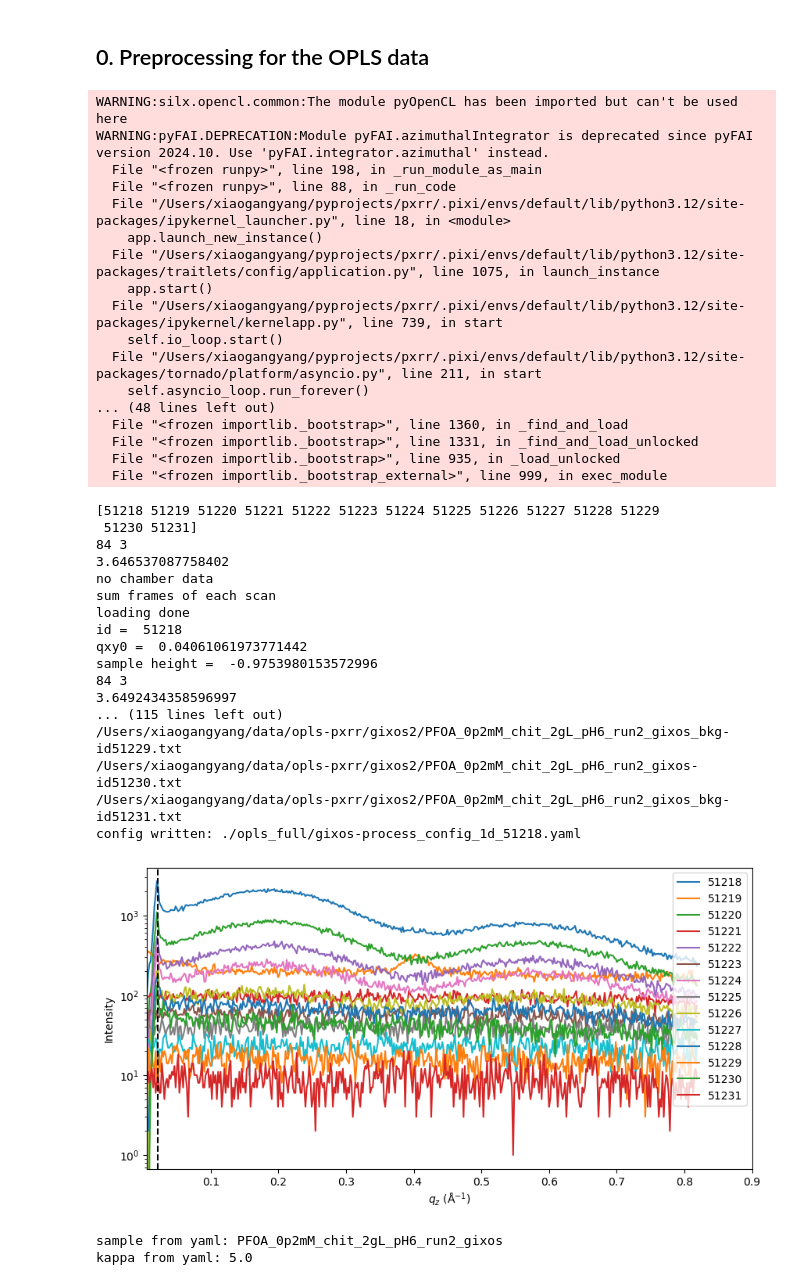
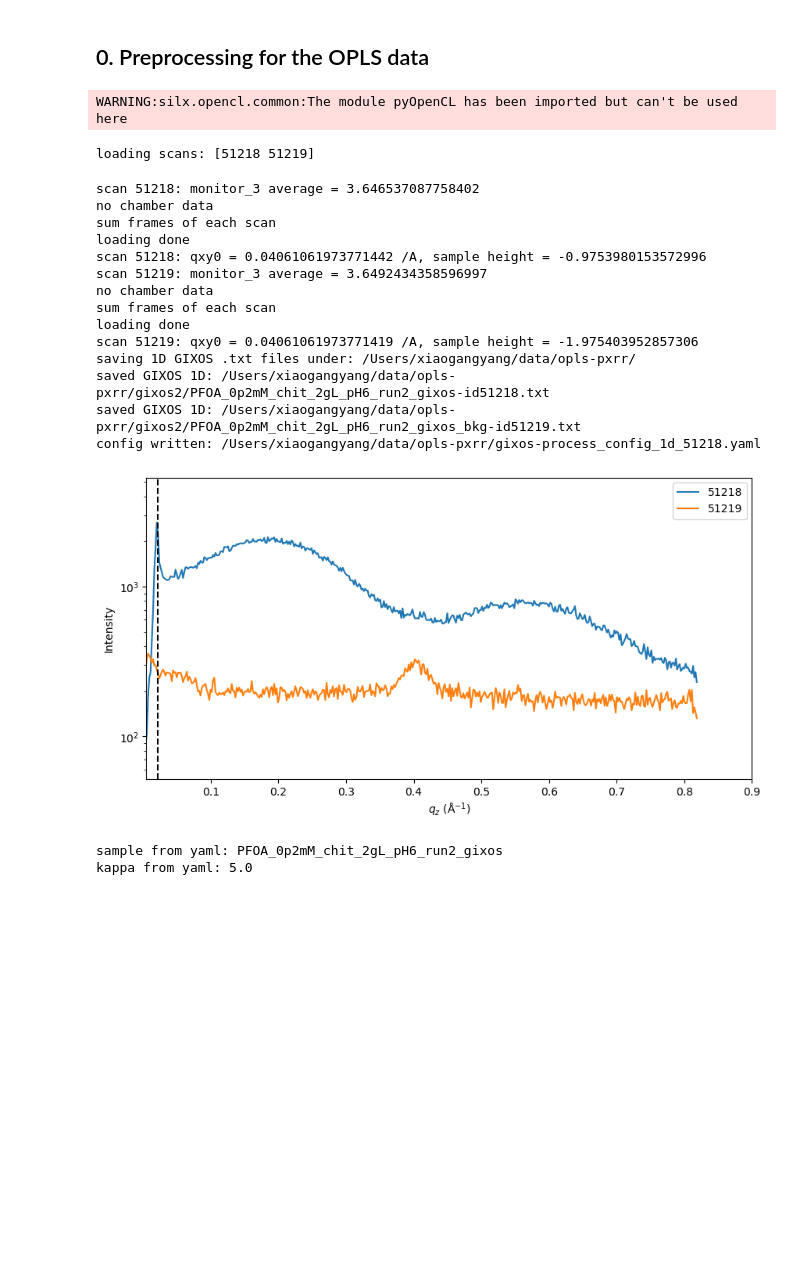
Before and after one commit to XYangXRay/pxrr, a Jupyter notebook: example/pxrr_opls_full.ipynb, the cells around one changed output. Cells and saved outputs as stored; diff of their text form; code cells hidden in the pictures; blank space fills up the shorter version.

Commit message:
reorg the structure of the package. fixed the small issues of the metadata dir and process plot ylim problems

```diff
--- a/example/pxrr_opls_full.ipynb
+++ b/example/pxrr_opls_full.ipynb
@@ -3,53 +3,34 @@
 # %%
 from pxrr.nsls2_opls_input import process_opls
 
-
 opls, metadata_file = process_opls(
     start_scan=51218,
-    n_scan=14,
+    n_scan=2,
     path='/Users/xiaogangyang/data/opls-pxrr/',
-
+    metadata_output='/Users/xiaogangyang/data/opls-pxrr/'
 )
 
 
 # Optional overrides example:
 # opls2, meta2 = process_opls(start_scan=..., n_scan=..., path=..., sample_name='my_sample', kappa=5, tension=0.072, plot=True)
 # %% [output]
 WARNING:silx.opencl.common:The module pyOpenCL has been imported but can't be used here
-WARNING:pyFAI.DEPRECATION:Module pyFAI.azimuthalIntegrator is deprecated since pyFAI version 2024.10. Use 'pyFAI.integrator.azimuthal' instead.
-  File "<frozen runpy>", line 198, in _run_module_as_main
-  File "<frozen runpy>", line 88, in _run_code
-  File "/Users/xiaogangyang/pyprojects/pxrr/.pixi/envs/default/lib/python3.12/site-packages/ipykernel_launcher.py", line 18, in <module>
-    app.launch_new_instance()
-  File "/Users/xiaogangyang/pyprojects/pxrr/.pixi/envs/default/lib/python3.12/site-packages/traitlets/config/application.py", line 1075, in launch_instance
-    app.start()
-  File "/Users/xiaogangyang/pyprojects/pxrr/.pixi/envs/default/lib/python3.12/site-packages/ipykernel/kernelapp.py", line 739, in start
-    self.io_loop.start()
-  File "/Users/xiaogangyang/pyprojects/pxrr/.pixi/envs/default/lib/python3.12/site-packages/tornado/platform/asyncio.py", line 211, in start
-    self.asyncio_loop.run_forever()
-... (48 lines left out)
-  File "<frozen importlib._bootstrap>", line 1360, in _find_and_load
-  File "<frozen importlib._bootstrap>", line 1331, in _find_and_load_unlocked
-  File "<frozen importlib._bootstrap>", line 935, in _load_unlocked
-  File "<frozen importlib._bootstrap_external>", line 999, in exec_module
-[51218 51219 51220 51221 51222 51223 51224 51225 51226 51227 51228 51229
- 51230 51231]
-84 3
-3.646537087758402
-no chamber data
-sum frames of each scan
-loading done
-id =  51218
-qxy0 =  0.04061061973771442
-sample height =  -0.9753980153572996
-84 3
-3.6492434358596997
-... (115 lines left out)
-/Users/xiaogangyang/data/opls-pxrr/gixos2/PFOA_0p2mM_chit_2gL_pH6_run2_gixos_bkg-id51229.txt
-/Users/xiaogangyang/data/opls-pxrr/gixos2/PFOA_0p2mM_chit_2gL_pH6_run2_gixos-id51230.txt
-/Users/xiaogangyang/data/opls-pxrr/gixos2/PFOA_0p2mM_chit_2gL_pH6_run2_gixos_bkg-id51231.txt
-config written: ./opls_full/gixos-process_config_1d_51218.yaml
+loading scans: [51218 51219]
+scan 51218: monitor_3 average = 3.646537087758402
+no chamber data
+sum frames of each scan
+loading done
+scan 51218: qxy0 = 0.04061061973771442 /A, sample height = -0.9753980153572996
+scan 51219: monitor_3 average = 3.6492434358596997
+no chamber data
+sum frames of each scan
+loading done
+scan 51219: qxy0 = 0.04061061973771419 /A, sample height = -1.975403952857306
+saving 1D GIXOS .txt files under: /Users/xiaogangyang/data/opls-pxrr/
+saved GIXOS 1D: /Users/xiaogangyang/data/opls-pxrr/gixos2/PFOA_0p2mM_chit_2gL_pH6_run2_gixos-id51218.txt
+saved GIXOS 1D: /Users/xiaogangyang/data/opls-pxrr/gixos2/PFOA_0p2mM_chit_2gL_pH6_run2_gixos_bkg-id51219.txt
+config written: /Users/xiaogangyang/data/opls-pxrr/gixos-process_config_1d_51218.yaml
-[figure, old version]
+[figure, new version]
 # %%
 from pxrr.data_io import load_metadata
 
```
Also changed, not shown: parts of 6 cells of this notebook, 32 other files.
